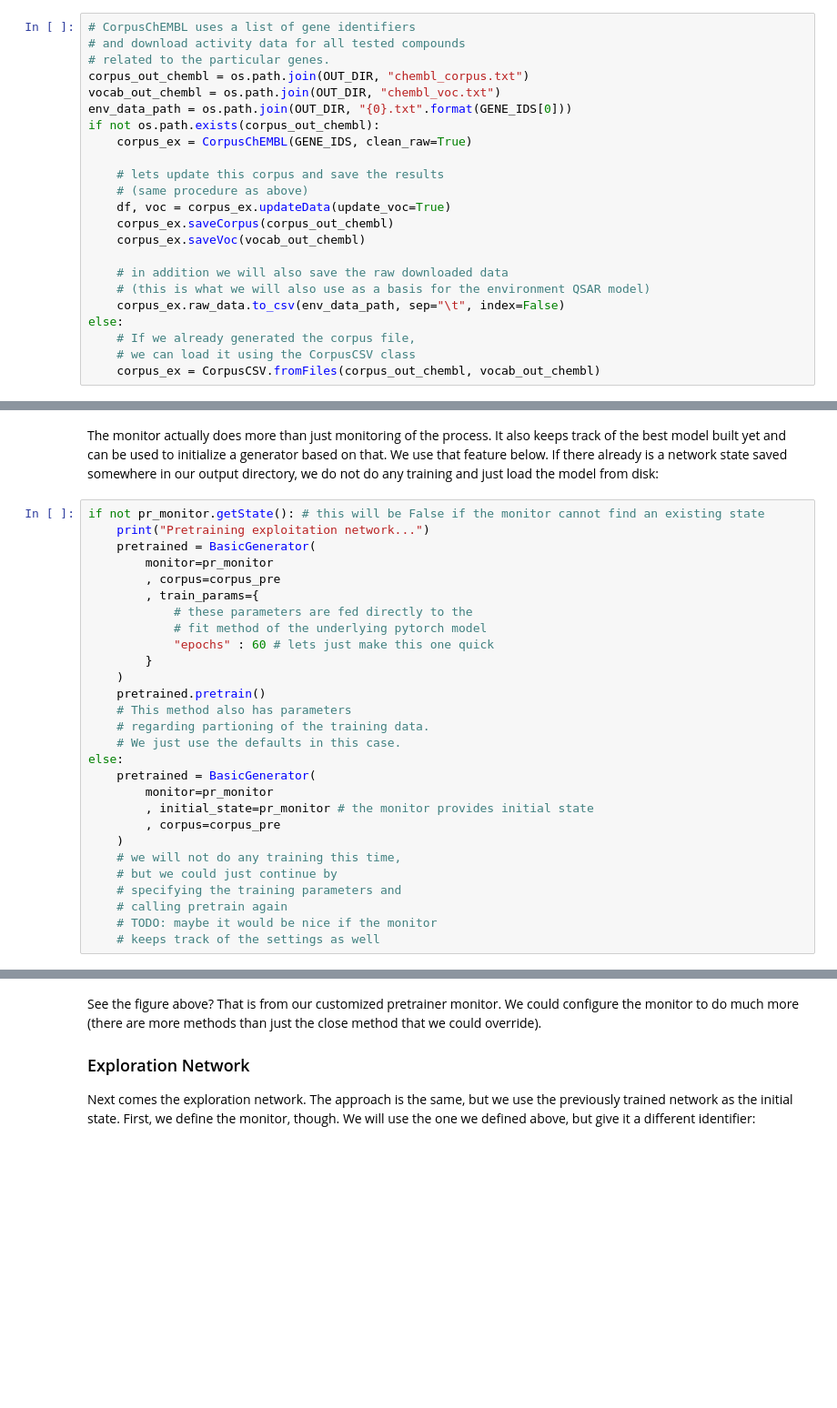
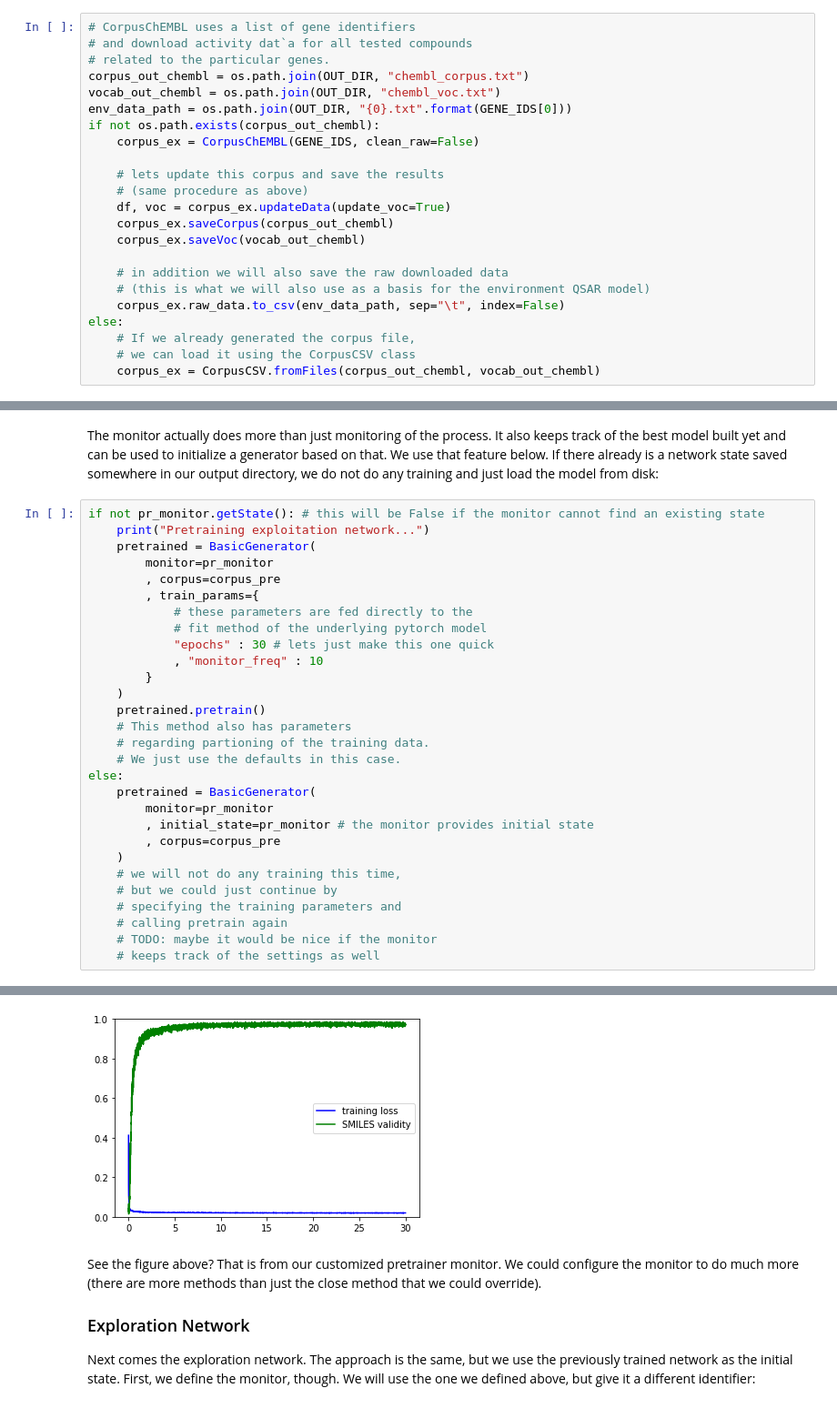
Before and after one commit to martin-sicho/DrugEx, a Jupyter notebook: workflow.ipynb, the cells around one changed output, grey strips where cells are left out. Shown at 91% size. Cells and saved outputs as stored; diff of their text form; blank space fills up the shorter version.

```diff
--- a/workflow.ipynb
+++ b/workflow.ipynb
@@ -132,13 +132,13 @@ else:
 We will also need a corpus for the exploration network. We will load it from ChEMBL using a different implementation of the Corpus interface than we saw above. When we update a CorpusChEMBL instance, it downloads the data for us automatically:
 # %%
 # CorpusChEMBL uses a list of gene identifiers
-# and download activity data for all tested compounds
+# and download activity dat`a for all tested compounds
 # related to the particular genes.
 corpus_out_chembl = os.path.join(OUT_DIR, "chembl_corpus.txt")
 vocab_out_chembl = os.path.join(OUT_DIR, "chembl_voc.txt")
 env_data_path = os.path.join(OUT_DIR, "{0}.txt".format(GENE_IDS[0]))
 if not os.path.exists(corpus_out_chembl):
-    corpus_ex = CorpusChEMBL(GENE_IDS, clean_raw=True)
+    corpus_ex = CorpusChEMBL(GENE_IDS, clean_raw=False)
 
     # lets update this corpus and save the results
     # (same procedure as above)
@@ -243,7 +244,8 @@ if not pr_monitor.getState(): # this will be False if the monitor cannot find an
         , train_params={
             # these parameters are fed directly to the
             # fit method of the underlying pytorch model
-            "epochs" : 60 # lets just make this one quick
+            "epochs" : 30 # lets just make this one quick
+            , "monitor_freq" : 10
         }
     )
     pretrained.pretrain()
@@ -262,3 +264,4 @@ else:
     # calling pretrain again
     # TODO: maybe it would be nice if the monitor
     # keeps track of the settings as well
+# %% [output]
@@ -265,3 +271,4 @@ else:
+[figure, added]
 # %% [markdown]
 See the figure above? That is from our customized pretrainer monitor. We could configure the monitor to do much more (there are more methods than just the close method that we could override).
 
```
Also changed, not shown: parts of 7 cells of this notebook.
